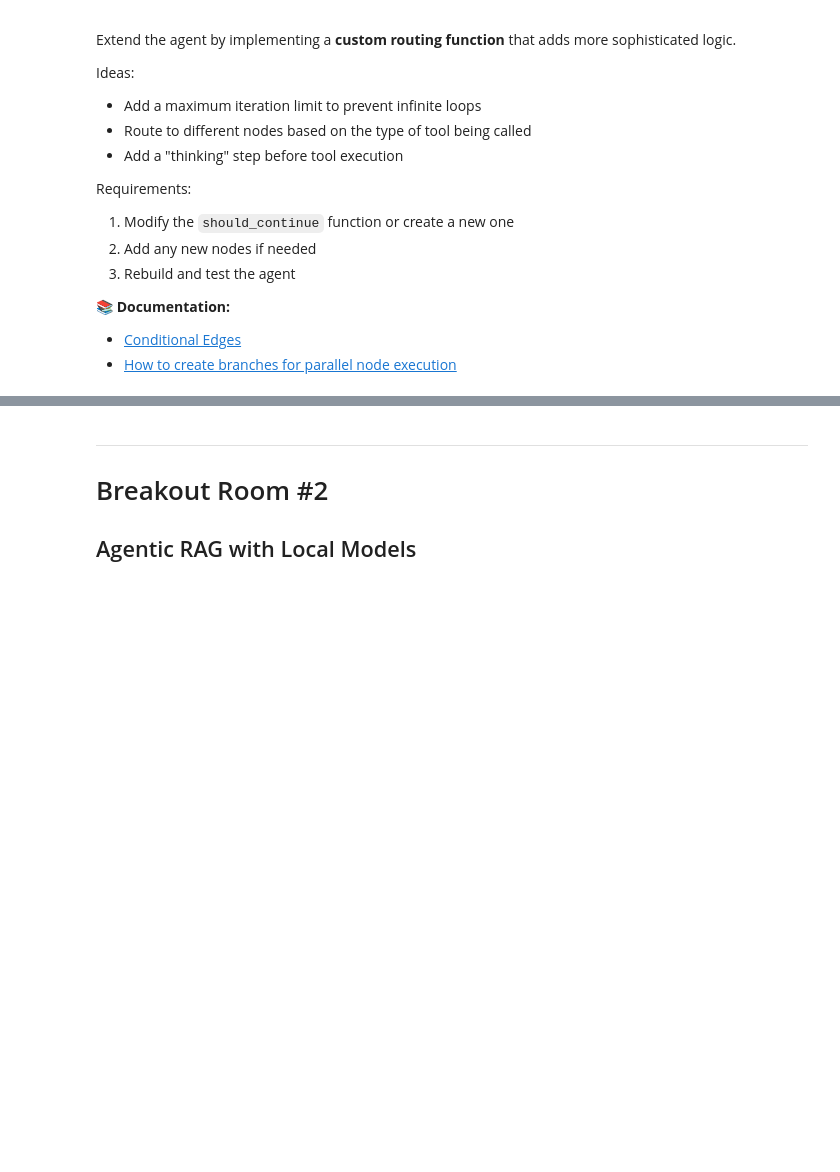
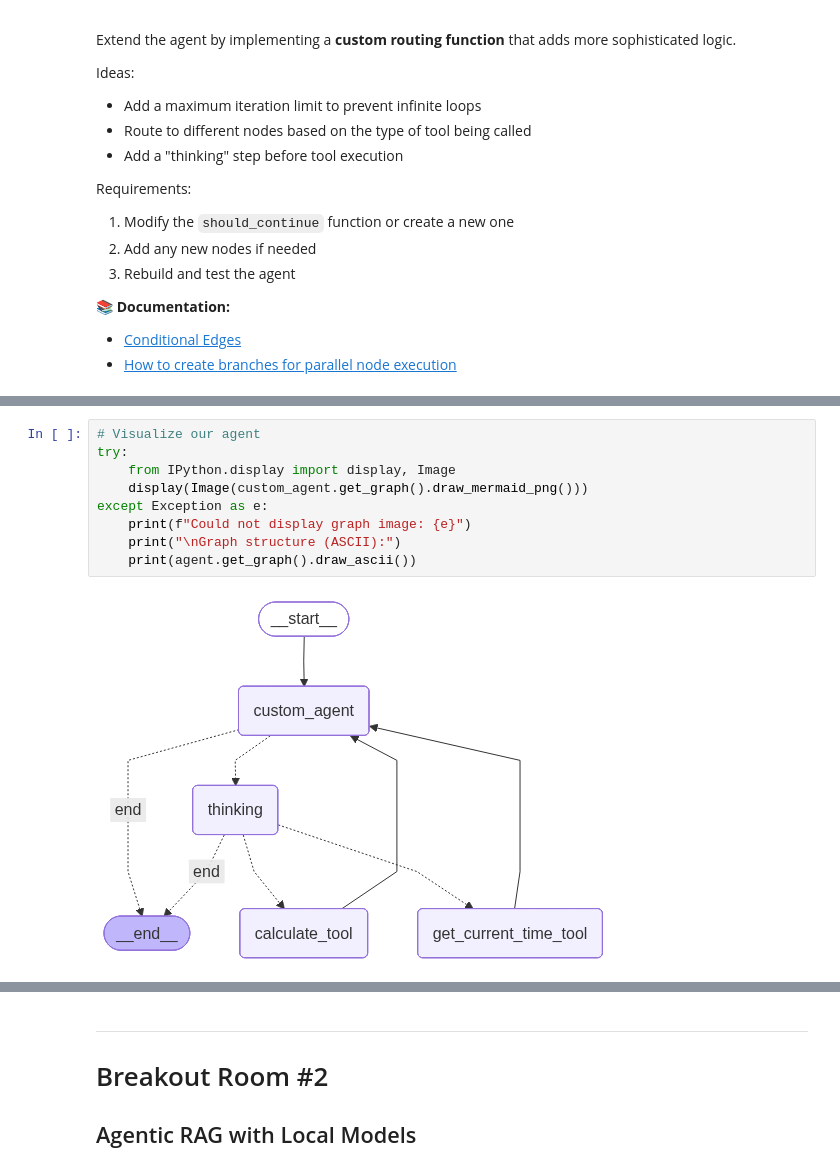
Before and after one commit to sireeshapulipati/AIE9, a Jupyter notebook: 04_Agentic_RAG_From_Scratch/Agentic_RAG_From_Scratch_Assignment.ipynb, the cells around one changed output, grey strips where cells are left out. Drawn from its saved outputs; the diff is of its cells as text; blank space fills up the shorter version.

```diff
--- a/04_Agentic_RAG_From_Scratch/Agentic_RAG_From_Scratch_Assignment.ipynb
+++ b/04_Agentic_RAG_From_Scratch/Agentic_RAG_From_Scratch_Assignment.ipynb
@@ -494,2 +591,13 @@ def custom_should_continue(state: AgentStateWithCounter) -> Literal["tools", "en
+# %%
+# Visualize our agent
+try:
+    from IPython.display import display, Image
+    display(Image(custom_agent.get_graph().draw_mermaid_png()))
+except Exception as e:
+    print(f"Could not display graph image: {e}")
+    print("\nGraph structure (ASCII):")
+    print(agent.get_graph().draw_ascii())
+# %% [output]
+[figure, added]
 # %%
 # Test your custom agent
```
Also changed, not shown: parts of 12 cells of this notebook.
